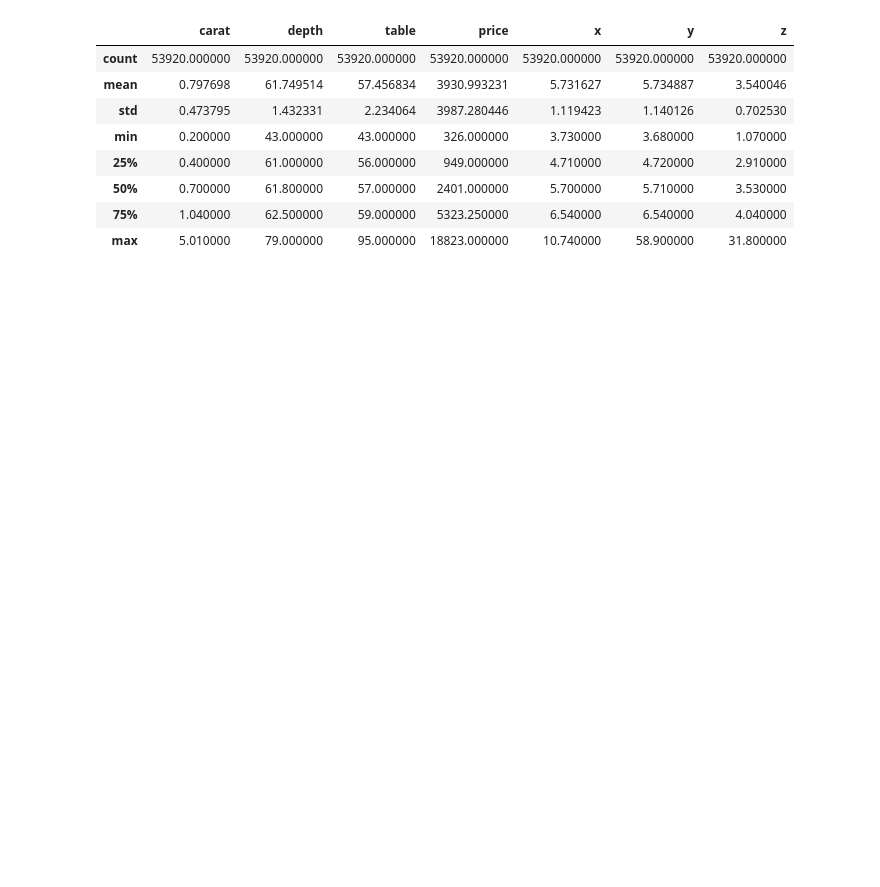
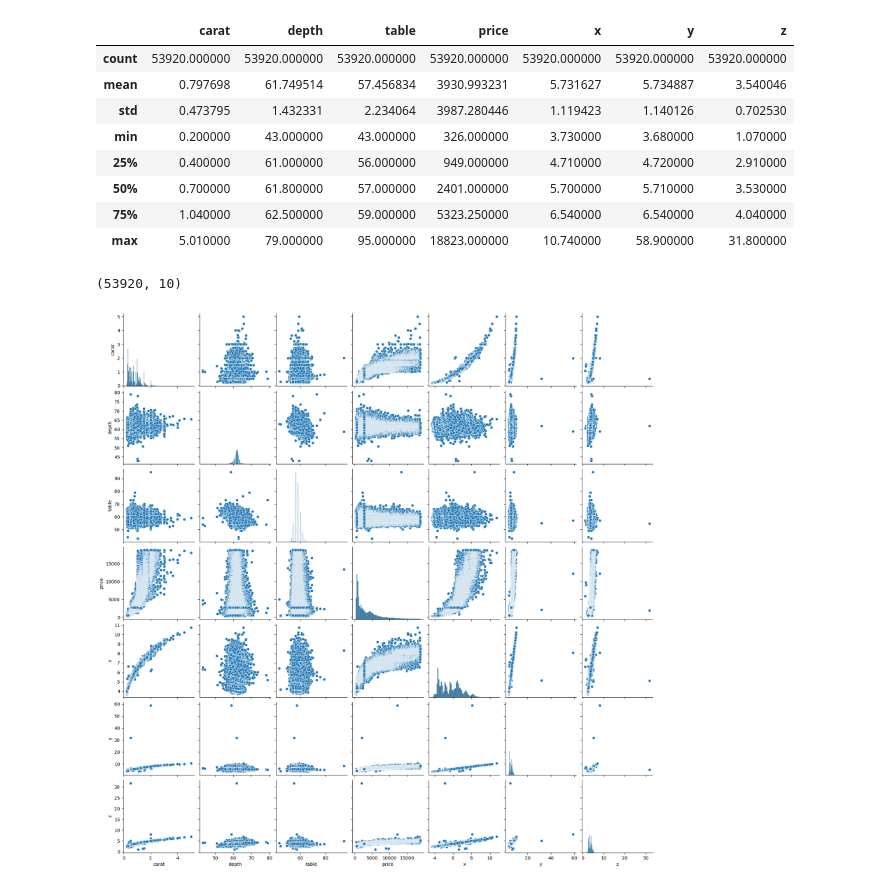
Before and after one commit to AbdullahTurgut/Machine-Learning, a Jupyter notebook: 11- SVMRegressor.ipynb, the cells around one changed output. Saved outputs shown, nothing was run; the diff lists cells and outputs as text; code cells hidden in the pictures; blank space fills up the shorter version.

```diff
--- a/11- SVMRegressor.ipynb
+++ b/11- SVMRegressor.ipynb
@@ -97,3 +99,12 @@ df.describe()
 | 50% | 0.700000 | 61.800000 | 57.000000 | 2401.000000 | 5.700000 | 5.710000 | 3.530000 |
 | 75% | 1.040000 | 62.500000 | 59.000000 | 5323.250000 | 6.540000 | 6.540000 | 4.040000 |
 | max | 5.010000 | 79.000000 | 95.000000 | 18823.000000 | 10.740000 | 58.900000 | 31.800000 |
+# %%
+df.shape
+# %% [output]
+(53920, 10)
+# %%
+sns.pairplot(df)
+plt.show()
+# %% [output]
+[figure, added]
```
Also changed, not shown: parts of 15 cells of this notebook.
